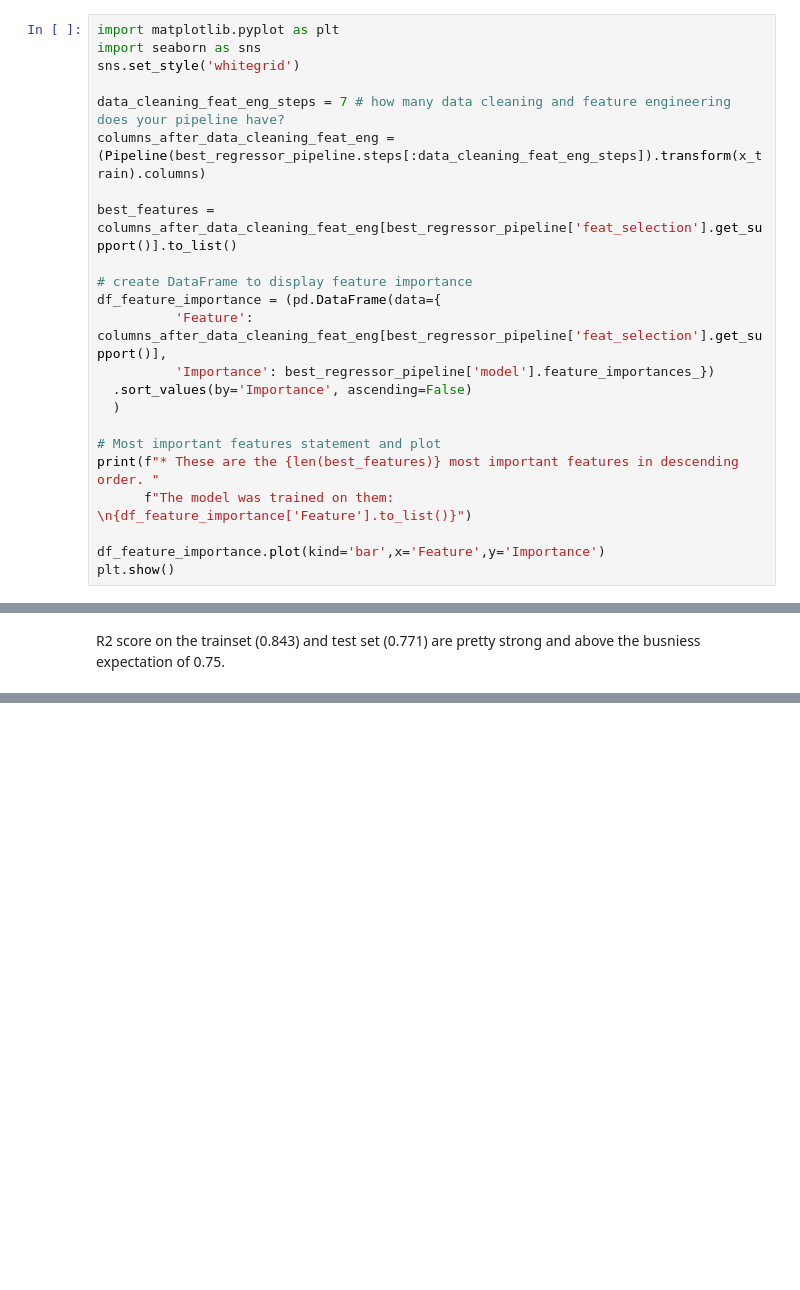
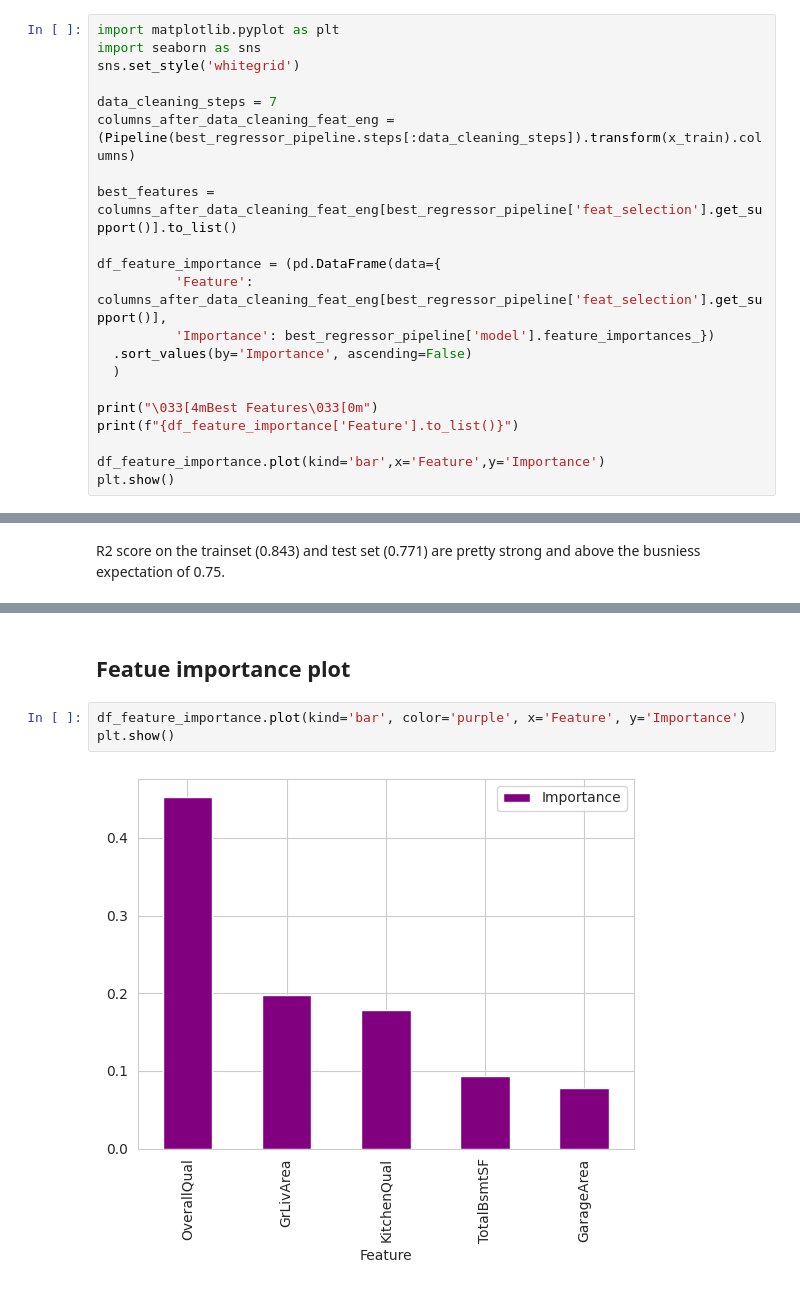
Before and after one commit to dvudd/CI_PP5, a Jupyter notebook: jupyter_notebooks/05 - ModelingAndEvaluation.ipynb, the cells around one changed output, grey strips where cells are left out. Saved outputs shown, nothing was run; the diff lists cells and outputs as text; blank space fills up the shorter version.

```diff
--- a/jupyter_notebooks/05 - ModelingAndEvaluation.ipynb
+++ b/jupyter_notebooks/05 - ModelingAndEvaluation.ipynb
@@ -399,21 +388,19 @@ import matplotlib.pyplot as plt
 import seaborn as sns
 sns.set_style('whitegrid')
 
-data_cleaning_feat_eng_steps = 7 # how many data cleaning and feature engineering does your pipeline have?
-columns_after_data_cleaning_feat_eng = (Pipeline(best_regressor_pipeline.steps[:data_cleaning_feat_eng_steps]).transform(x_train).columns)
+data_cleaning_steps = 7
+columns_after_data_cleaning_feat_eng = (Pipeline(best_regressor_pipeline.steps[:data_cleaning_steps]).transform(x_train).columns)
 
 best_features = columns_after_data_cleaning_feat_eng[best_regressor_pipeline['feat_selection'].get_support()].to_list()
 
-# create DataFrame to display feature importance
 df_feature_importance = (pd.DataFrame(data={
           'Feature': columns_after_data_cleaning_feat_eng[best_regressor_pipeline['feat_selection'].get_support()],
           'Importance': best_regressor_pipeline['model'].feature_importances_})
   .sort_values(by='Importance', ascending=False)
   )
 
-# Most important features statement and plot
-print(f"* These are the {len(best_features)} most important features in descending order. "
-      f"The model was trained on them: \n{df_feature_importance['Feature'].to_list()}")
+print("\033[4mBest Features\033[0m")
+print(f"{df_feature_importance['Feature'].to_list()}")
 
 df_feature_importance.plot(kind='bar',x='Feature',y='Importance')
 plt.show()
@@ -485,0 +626,7 @@ R2 score on the trainset (0.843) and test set (0.771) are pretty strong and abov
+# %% [markdown]
+## Featue importance plot
+# %%
+df_feature_importance.plot(kind='bar', color='purple', x='Feature', y='Importance')
+plt.show()
+# %% [output]
+[figure, added]
```
Also changed, not shown: parts of 36 cells of this notebook, 7 other files.
